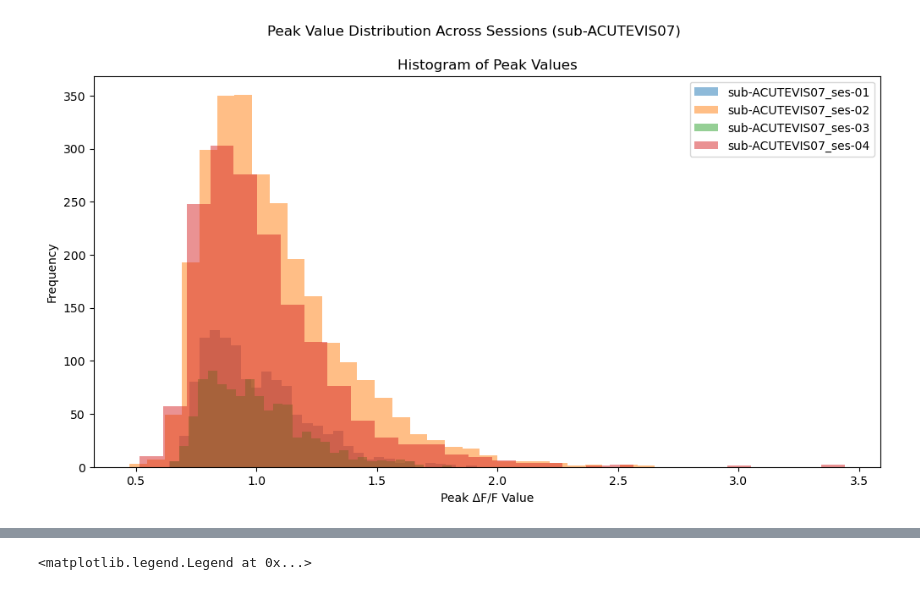
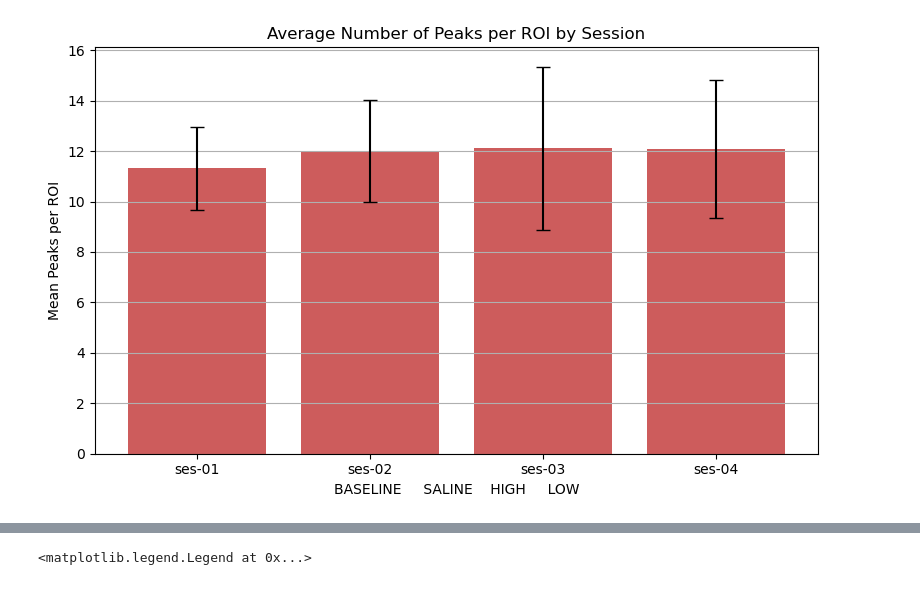
Before and after one commit to sindhujabaskar/sipelab_scripts, a Jupyter notebook: population_report.ipynb, the cells around one changed output, grey strips where cells are left out. Cells and saved outputs as stored; diff of their text form; code cells hidden in the pictures.

```diff
--- a/population_report.ipynb
+++ b/population_report.ipynb
@@ -209,12 +258,17 @@ Selected ROI index: 0 (total ROIs: 247)
 
 average_dff_by_session = pd.DataFrame({
     session_key: results['average_df']['Average_ROI'] for session_key, results in session_results.items()
-})
+}).sort_index(axis=1)
+
+session_subjects = [session_metadata[key]['subject'] for key in average_dff_by_session.columns]
+task_labels = sorted({session_metadata[key]['task'] for key in session_metadata})
 
 plt.figure(figsize=(10, 5))
 for session_key in average_dff_by_session.columns:
     plt.plot(average_dff_by_session.index, average_dff_by_session[session_key], label=session_key)
-plt.suptitle(subject_label)
+plt.suptitle(
+    f"Task: {', '.join(task_labels)} | Subjects: {', '.join(sorted(session_metadata[key]['subject'] for key in session_metadata))}"
+ )
 plt.title("Average ΔF/F Across Sessions")
 plt.xlabel("Time (Frames)")
 plt.ylabel("Average ΔF/F")
@@ -223,6 +277,10 @@ plt.legend()
 plt.show()
 
 session_mean_dff = average_dff_by_session.mean()
+subject_mean_dff = session_mean_dff.groupby(session_subjects).mean()
+
 print("Frame-averaged ΔF/F per session:")
 print(session_mean_dff.to_frame(name='Mean_Average_ROI'))
+print("\nSession means aggregated per subject:")
+print(subject_mean_dff.to_frame(name='Subject_Mean_Average_ROI'))
 # %% [output]
@@ -261,6 +381,8 @@ def detect_roi_peaks(session_results, prominence=1.0, height=None, distance=None
         optional_args['width'] = width
     for session_key, results in session_results.items():
         roi_traces = results['roi_dff']
+        subject_label = results.get('subject', session_key.split('_', 1)[0])
+        session_label = results.get('session_label', session_key.split('_', 1)[1])
         session_store = {}
         for roi_index, roi_trace in enumerate(roi_traces):
             roi_array = np.asarray(roi_trace, dtype=float).flatten()
@@ -268,6 +390,8 @@ def detect_roi_peaks(session_results, prominence=1.0, height=None, distance=None
             session_store[roi_index] = {'peaks': peaks, 'properties': properties}
             for peak_idx, frame_idx in enumerate(peaks):
                 record = {
+                    'subject': subject_label,
+                    'session_label': session_label,
                     'session': session_key,
                     'roi_index': roi_index,
                     'peak_frame': int(frame_idx),
@@ -380,5 +519,64 @@ sub-ACUTEVIS06_ses-04                10.306723             0.706600
 # %%
-# PEAK FREQUENCY DISTRIBUTION ACROSS SESSIONS
+# NEW FUNCTION HERE
+def plot_avg_peaks_per_session(roi_peak_df):
+    """Aggregate peak counts across subjects and plot session-level means."""
+    if roi_peak_df.empty:
+        raise ValueError("roi_peak_df is empty; run the peak detection step first.")
+
+    peaks_per_roi = (
+        roi_peak_df.groupby(['subject', 'session', 'roi_index'])
+        .size()
+        .reset_index(name='peak_count')
+    )
+
+    subject_session_means = (
+        peaks_per_roi.groupby(['subject', 'session'])['peak_count']
+        .mean()
+        .reset_index(name='avg_peaks_per_roi')
+    )
+    if subject_session_means.empty:
+        raise ValueError("No peak counts available after aggregation; check prominence threshold.")
+
+    def _session_label_from_value(value):
+        value_str = str(value)
+        extracted = value_str.split('_', 1)[1] if '_' in value_str else value_str
+        return normalise_session_id(extracted)
+
+    subject_session_means['session_label'] = subject_session_means['session'].map(_session_label_from_value)
+    order_map = {label: idx for idx, label in enumerate(sorted(subject_session_means['session_label'].unique()))}
+    subject_session_means['session_order'] = subject_session_means['session_label'].map(order_map)
+    session_summary = (
+        subject_session_means.groupby('session_label')['avg_peaks_per_roi']
+        .agg(mean_peaks='mean', sem_peaks='sem')
+        .reset_index()
+        .sort_values('session_label', key=lambda s: s.map(order_map))
+    )
+    session_summary['sem_peaks'] = session_summary['sem_peaks'].fillna(0)
+
+    print("Session-level mean peaks per ROI (mean ± SEM across subjects):")
+    print(session_summary)
+
+    plt.figure(figsize=(8, 5))
+    plt.bar(
+        session_summary['session_label'],
+        session_summary['mean_peaks'],
+        yerr=session_summary['sem_peaks'],
+        color='indianred',
+        capsize=5
+    )
+    plt.title("Average Number of Peaks per ROI by Session")
+    plt.xlabel("BASELINE     SALINE    HIGH     LOW")
+    plt.ylabel("Mean Peaks per ROI")
+    plt.grid(axis='y')
+    plt.tight_layout()
+    plt.show()
+
+    return session_summary
+
+
+if 'roi_peak_df' not in globals():
+    raise NameError("roi_peak_df not found; run the peak detection cell first.")
+plot_avg_peaks_per_session(roi_peak_df)
 plt.figure(figsize=(12, 6))
 for session_key in average_dff_by_session.columns:
     session_peaks = roi_peak_df[roi_peak_df['session'] == session_key]
@@ -393 +597 @@ plt.show()
-[figure, old version]
+[figure, new version]
```
Also changed, not shown: parts of 12 cells of this notebook.
